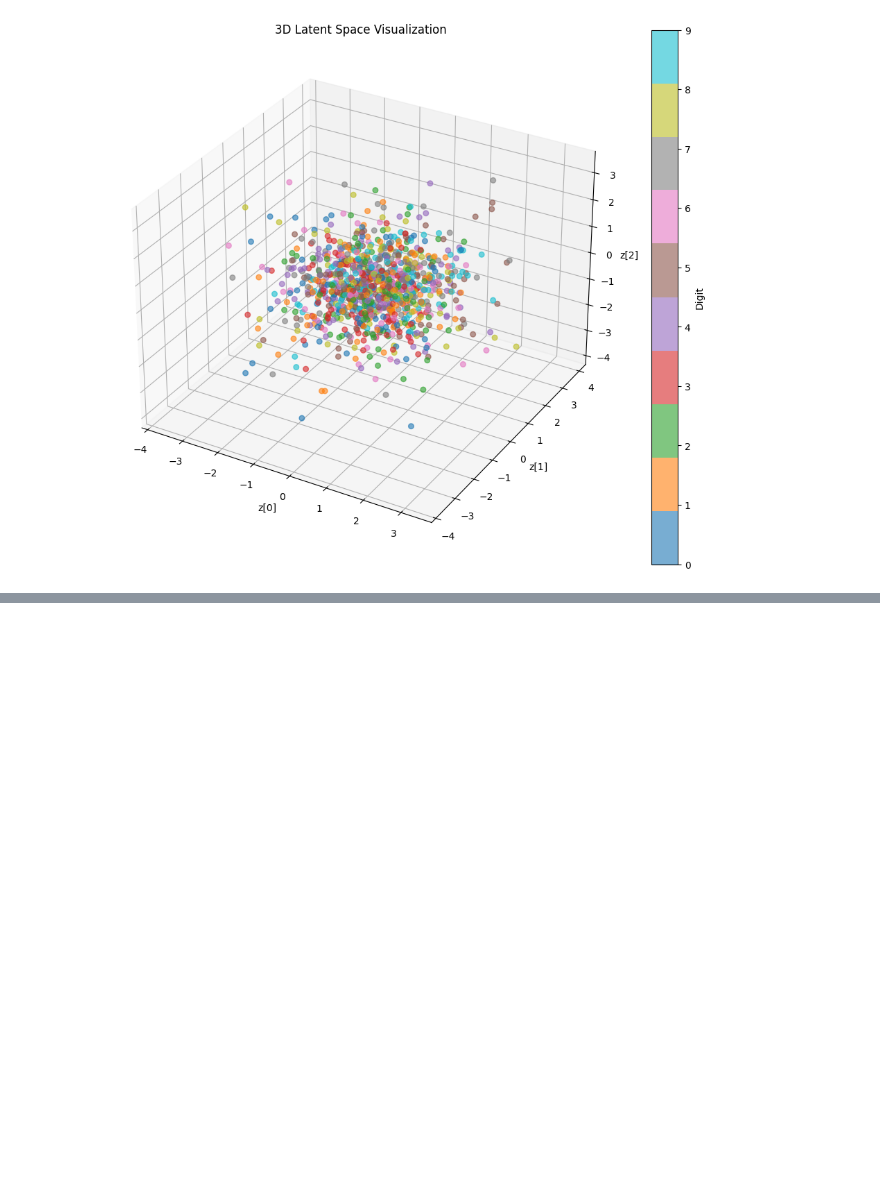
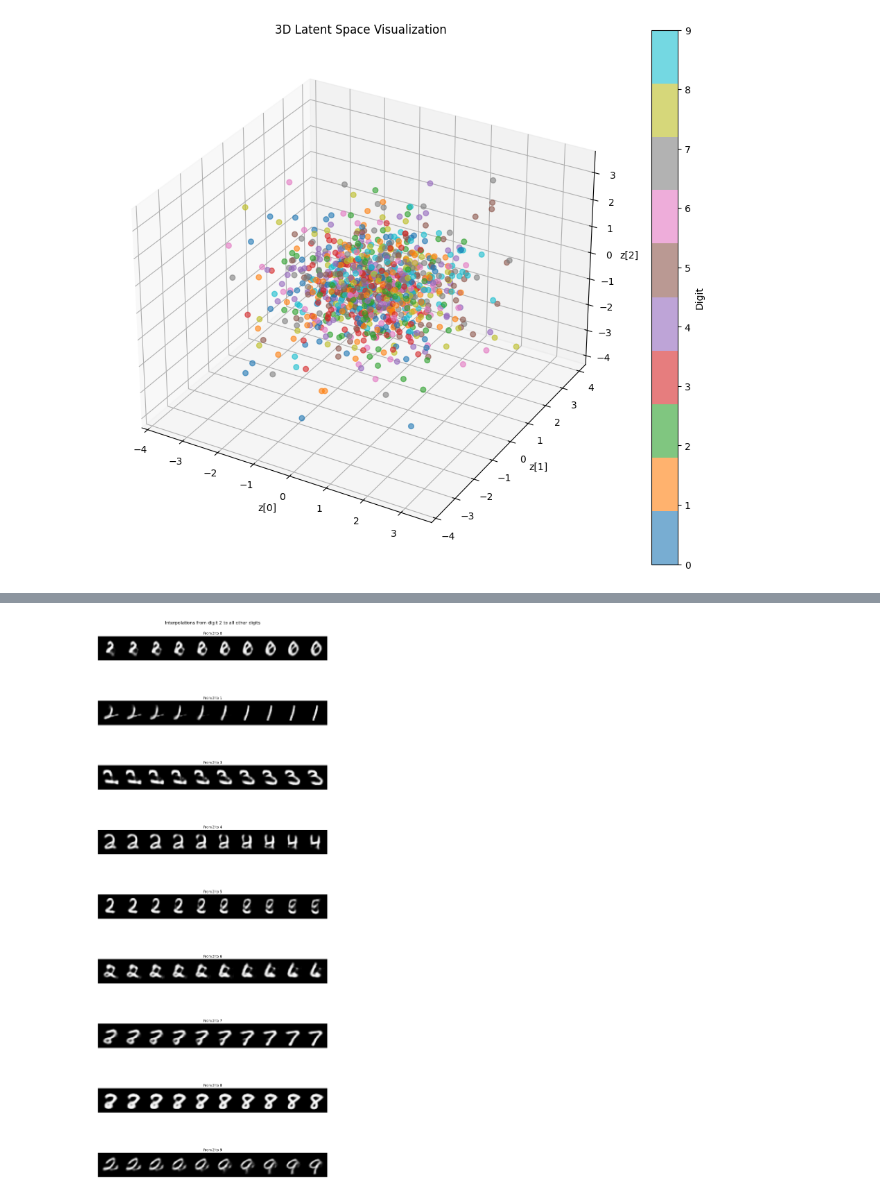
Before and after one commit to njacobs2019/CS_6956_HW3, a Jupyter notebook: mnist-vae.ipynb, the cells around one changed output, grey strips where cells are left out. Saved outputs shown, nothing was run; the diff lists cells and outputs as text; code cells hidden in the pictures; blank space fills up the shorter version.

```diff
--- a/mnist-vae.ipynb
+++ b/mnist-vae.ipynb
@@ -218,0 +288,73 @@ visualize_latent_space_3d(
+# %%
+def save_stacked_interpolations(
+    model: nn.Module,
+    device: torch.device,
+    filepath: str,
+    center_digit: int = 5,
+    steps: int = 10,
+    use_conv: bool = False,
+):
+    model.eval()
+    plt.figure(figsize=(12, 30))
+
+    row_pos = 0
+
+    for target_digit in range(10):
+        if target_digit == center_digit:
+            continue  # Skip the center/start digit
+
+        with torch.no_grad():
+            # Create conditions
+            condition_start = torch.zeros(1, 10)
+            condition_start[0, center_digit] = 1.0
+            condition_start = condition_start.to(device)
+
+            condition_end = torch.zeros(1, 10)
+            condition_end[0, target_digit] = 1.0
+            condition_end = condition_end.to(device)
+
+            # Use fixed latent vector for consistency
+            z_start = torch.randn(1, model.latent_dim).to(device)
+
+            # Generate interpolated conditions
+            condition_interpolated = torch.zeros(steps, 10).to(device)
+            for i in range(steps):
+                alpha = i / (steps - 1)
+                condition_interpolated[i] = (1 - alpha) * condition_start + alpha * condition_end
+
+            # Generate samples with interpolated conditions
+            samples = model.decode(z_start.repeat(steps, 1), condition_interpolated)
+
+            # Reshape for visualization if using non-convolutional model
+            if not use_conv:
+                samples = samples.view(-1, 1, 28, 28)
+
+            ax = plt.subplot(9, 1, row_pos + 1)
+            row_pos += 1
+
+            grid = make_grid(samples, nrow=steps, padding=2, normalize=True)
+            grid_np = grid.cpu().numpy().transpose((1, 2, 0))
+
+            ax.imshow(grid_np)
+            ax.set_title(f"From {center_digit} to {target_digit}", fontsize=12)
+            ax.axis("off")
+
+    plt.suptitle(f"Interpolations from digit {center_digit} to all other digits", fontsize=16)
+    plt.tight_layout()
+    plt.subplots_adjust(hspace=0.1)  # Reduce space between rows
+    plt.savefig(filepath, bbox_inches="tight", dpi=300)
+    plt.show()
+    plt.close()
+
+
+# Call the function with your model
+save_stacked_interpolations(
+    model=model,
+    device=device,
+    filepath="stacked_digit_interpolations.png",
+    center_digit=2,
+    steps=10,
+    use_conv=False,
+)
+# %% [output]
+[figure, added]
```
Also changed, not shown: parts of 7 cells of this notebook, 2 other files.
